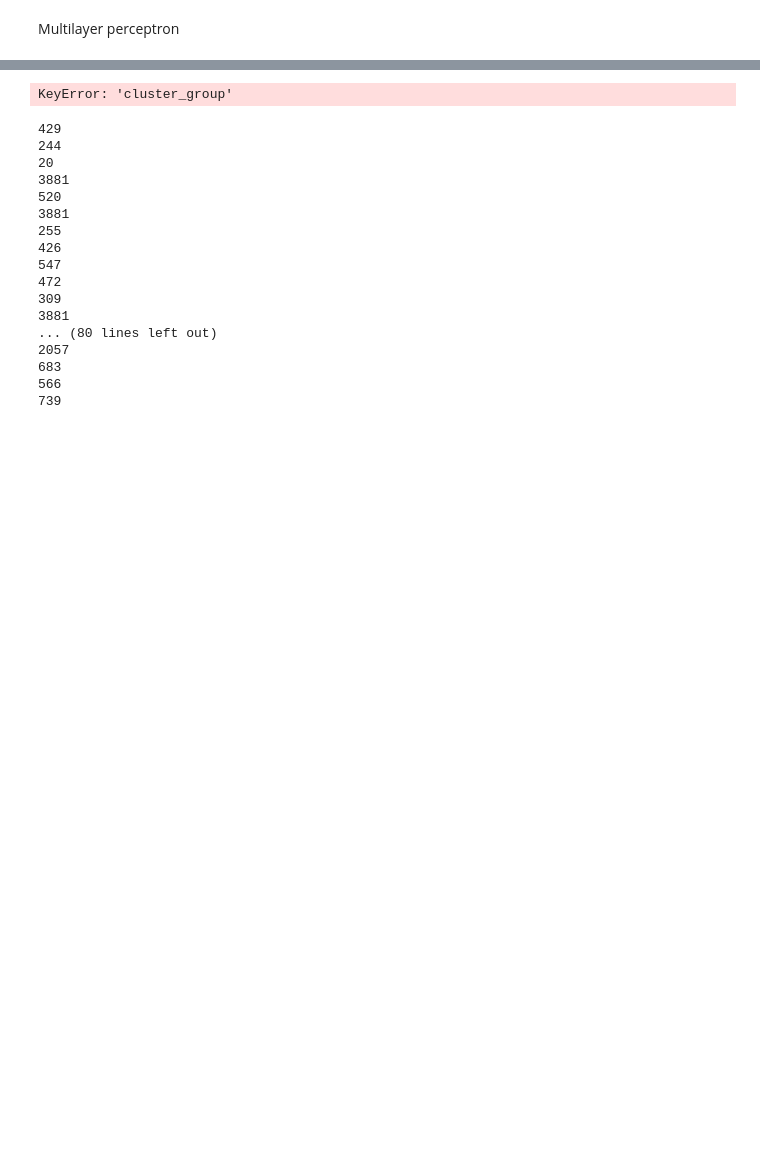
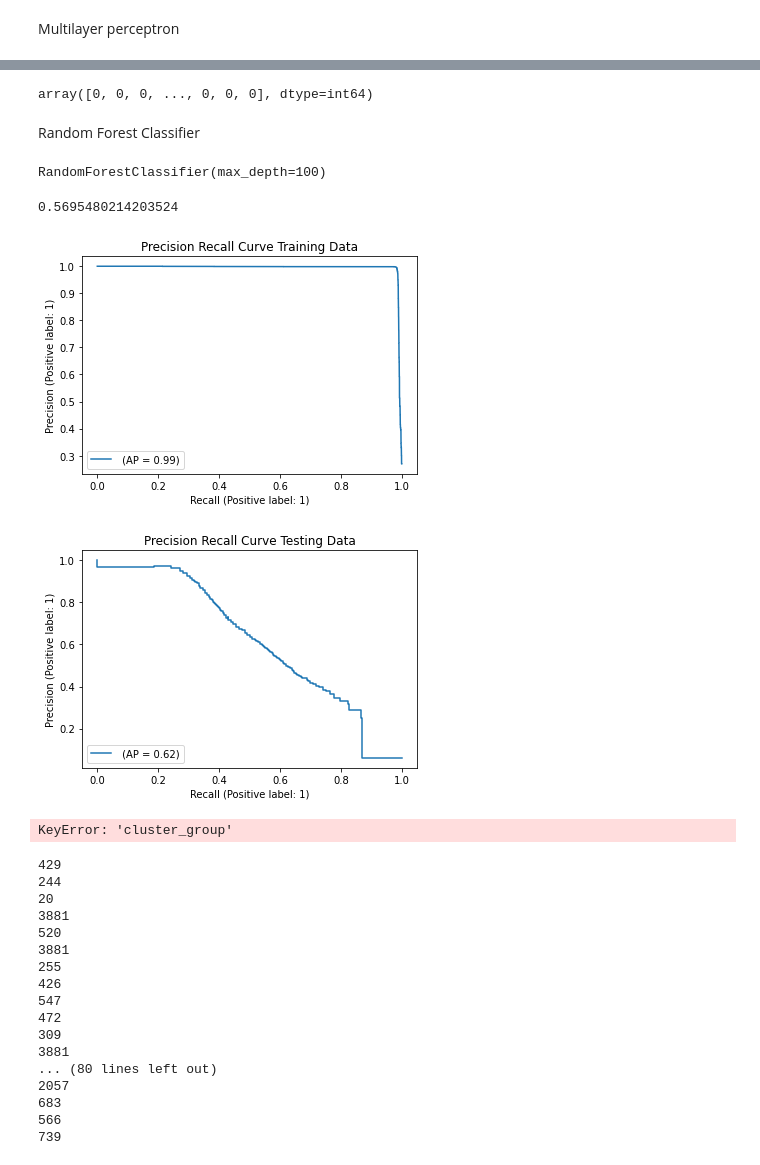
Before and after one commit to alexmak001/Panama-Papers, a Jupyter notebook: johncode.ipynb, the cells around one changed output, grey strips where cells are left out. Saved outputs shown, nothing was run; the diff lists cells and outputs as text; code cells hidden in the pictures; blank space fills up the shorter version.

```diff
--- a/johncode.ipynb
+++ b/johncode.ipynb
@@ -128,3 +125,32 @@ ROC AUC: 0.909
+# %%
+rclf.predict(X_test)
+# %% [output]
+array([0, 0, 0, ..., 0, 0, 0], dtype=int64)
+# %% [markdown]
+ Random Forest Classifier
+# %%
+rclf = RandomForestClassifier(max_depth=100)
+rclf.fit(X_train,y_train)
+# %% [output]
+RandomForestClassifier(max_depth=100)
+# %%
+scores = cross_val_score(rclf, X_test, y_test, scoring='average_precision', cv=cv, n_jobs=-1)
+mean(scores)
+# %% [output]
+0.5695480214203524
+# %%
+display = PrecisionRecallDisplay.from_estimator(
+    rclf, X_train, y_train, name=""
+)
+_ = display.ax_.set_title("Precision Recall Curve Training Data")
+
+display = PrecisionRecallDisplay.from_estimator(
+    rclf, X_test, y_test, name=""
+)
+_ = display.ax_.set_title("Precision Recall Curve Testing Data")
+# %% [output]
+[figure, added]
+[figure, added]
 # %%
 # from sklearn.cluster import KMeans
 
```
Also changed, not shown: parts of 9 cells of this notebook.
